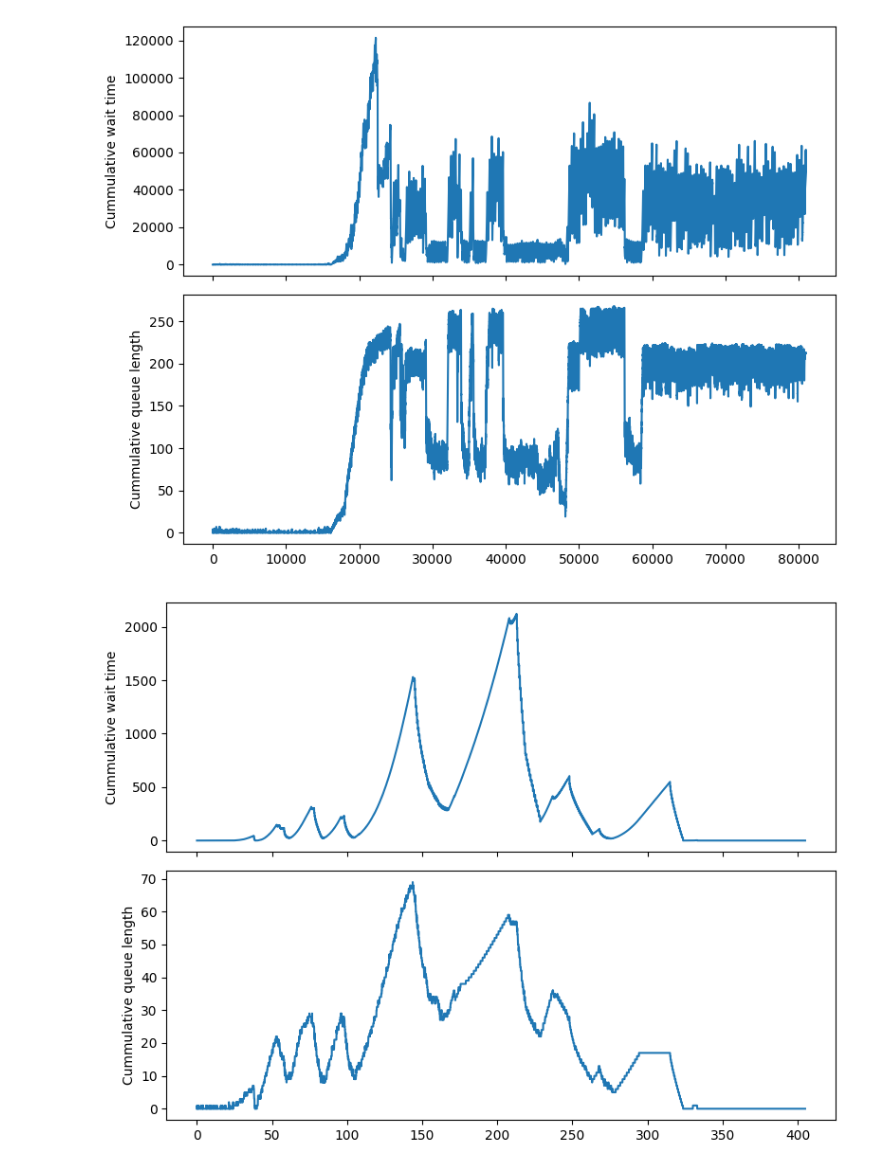
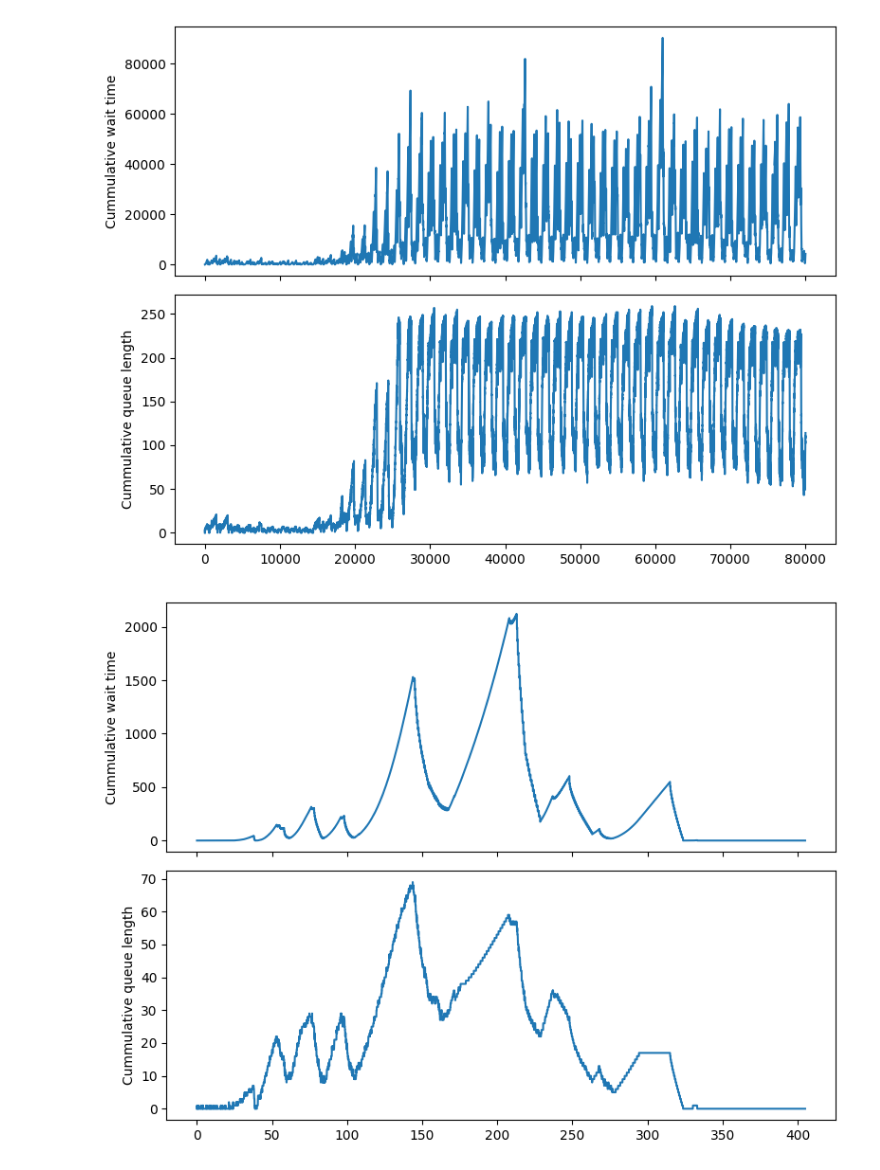
Before and after one commit to asolwa/PBAD, a Jupyter notebook: warszawa/small/visualize.ipynb, the cells around one changed output. Drawn from its saved outputs; the diff is of its cells as text; code cells hidden in the pictures.

Commit message:
Add plots

```diff
--- a/warszawa/small/visualize.ipynb
+++ b/warszawa/small/visualize.ipynb
@@ -2,7 +2,7 @@
 import pandas as pd
 import matplotlib.pyplot as plt
 # %%
-def plot_one(data):
+def plot_one(data, name):
     fig, (ax1, ax2) = plt.subplots(2, 1, sharex=True, figsize=(8, 6))
 
     ax1.plot(data.time, data.wait)
@@ -12,6 +12,7 @@ def plot_one(data):
     ax2.set_ylabel('Cummulative queue length')
 
     plt.tight_layout()
+    plt.savefig(f"{name}.png")
     plt.show()
 # %%
 def plot_two(n1, d1, n2, d2):
@@ -30,10 +31,10 @@ def plot_two(n1, d1, n2, d2):
     plt.tight_layout()
     plt.show()
 # %%
-normal = pd.read_csv("baseline.csv")
-plot_one(normal)
+normal = pd.read_csv("test_log.csv")
+plot_one(normal, "test_log")
 # %% [output]
-[figure, old version]
+[figure, new version]
 # %%
 ac = pd.read_csv("ac-test.csv")
 plot_one(ac)
```
Also changed, not shown: 2 other files.
